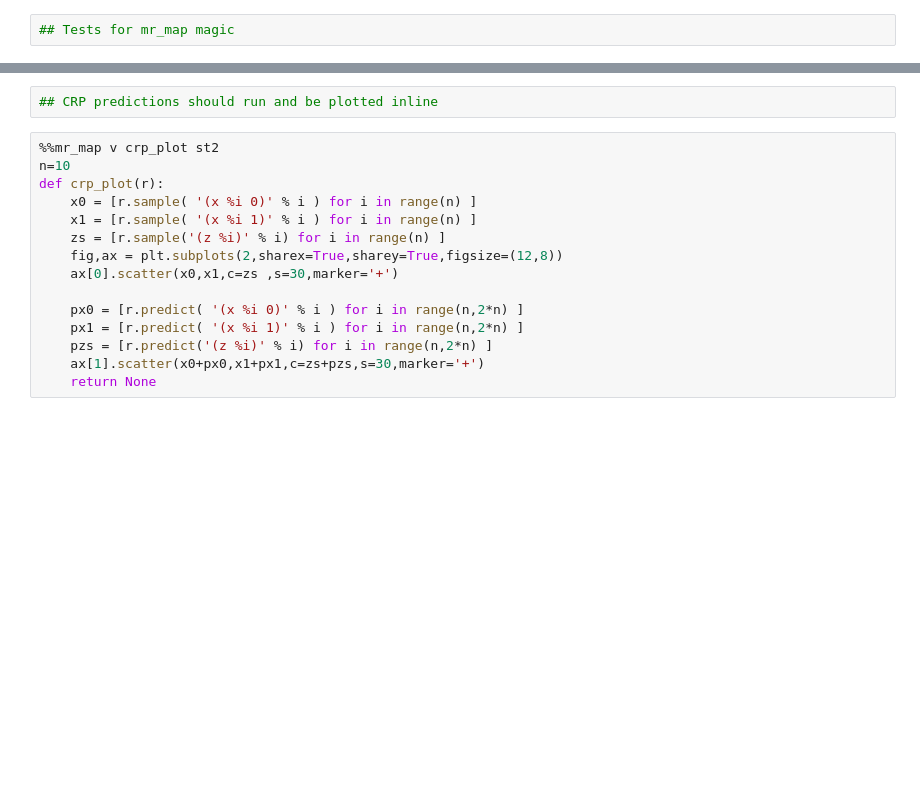
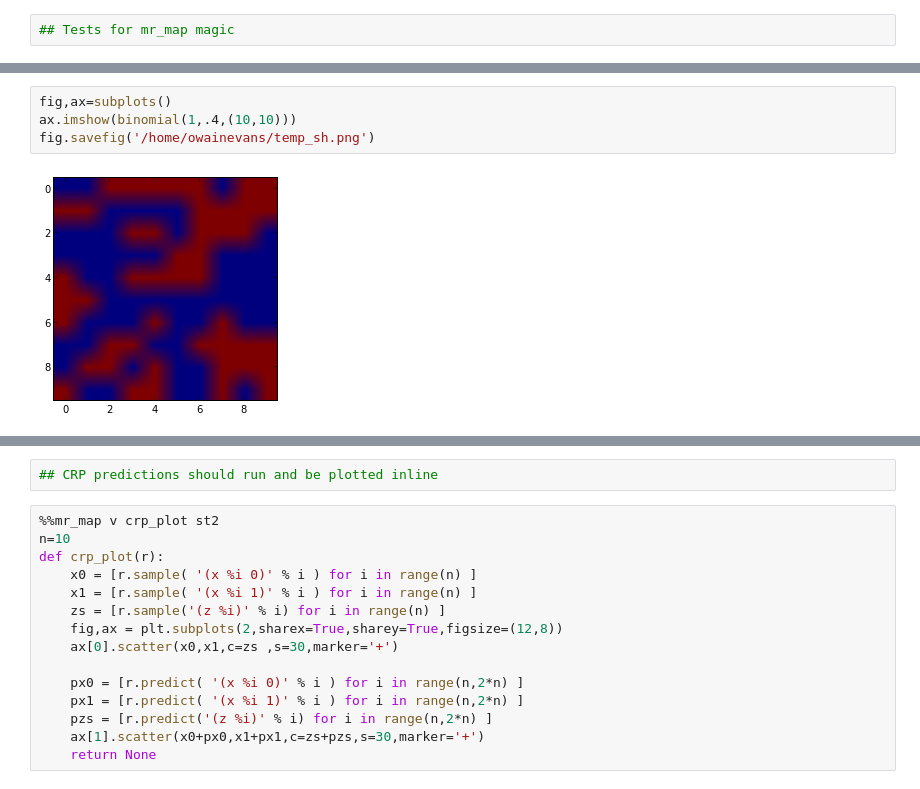
Before and after one commit to owainevans/myunit, a Jupyter notebook: test_crp_ip_parallel.ipynb, the cells around one changed output, grey strips where cells are left out. Drawn from its saved outputs; the diff is of its cells as text; blank space fills up the shorter version.

```diff
--- a/test_crp_ip_parallel.ipynb
+++ b/test_crp_ip_parallel.ipynb
@@ -60,0 +107,6 @@ st =
+# %%
+fig,ax=subplots()
+ax.imshow(binomial(1,.4,(10,10)))
+fig.savefig('/home/owainevans/temp_sh.png')
+# %% [output]
+[figure, added]
```
Also changed, not shown: parts of 8 cells of this notebook.
